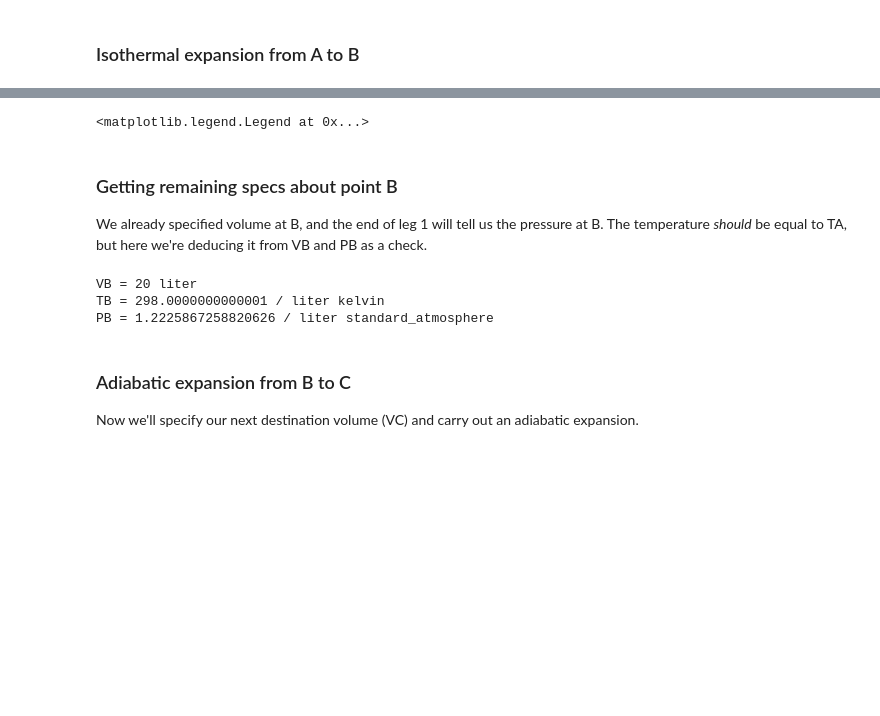
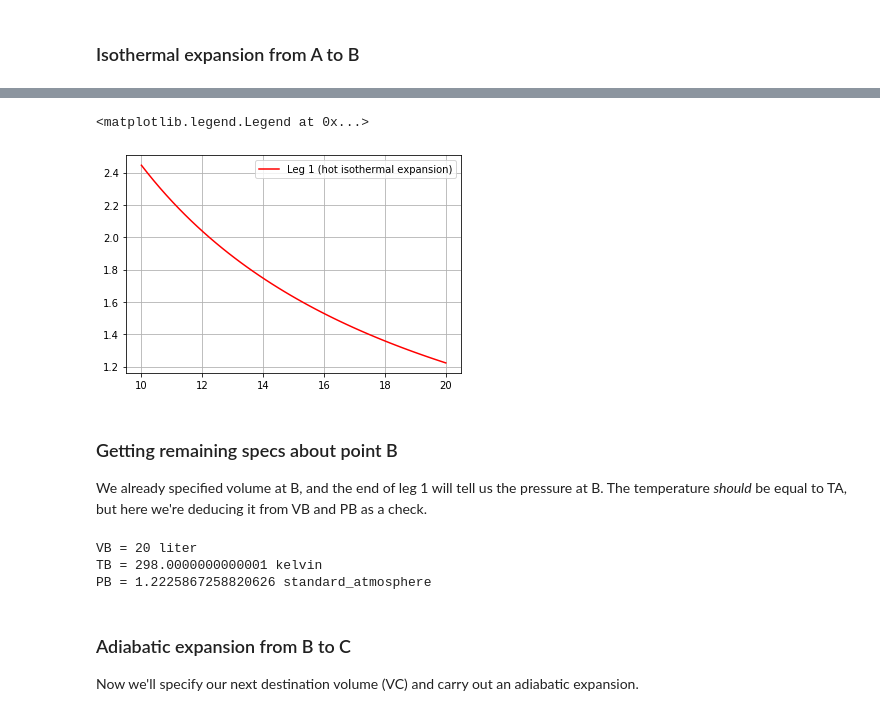
Before and after one commit to sneshyba/pypchem, a Jupyter notebook: Thermo 2022 (Neshyba)/Week_6b.CarnotCycle/CarnotCycle.ipynb, the cells around one changed output, grey strips where cells are left out. Drawn from its saved outputs; the diff is of its cells as text; code cells hidden in the pictures; blank space fills up the shorter version.

```diff
--- a/Thermo 2022 (Neshyba)/Week_6b.CarnotCycle/CarnotCycle.ipynb
+++ b/Thermo 2022 (Neshyba)/Week_6b.CarnotCycle/CarnotCycle.ipynb
@@ -93,13 +91,3 @@ $$
 
 2. Familiarity with numerical approaches to computing work.
 3. Familiarity with relationships between Carnot cycle and thermal power generation.
-# %%
-import numpy as np
-import matplotlib.pyplot as plt
-from mpl_toolkits.mplot3d import axes3d
-import pint
-from pint import UnitRegistry
-ureg = UnitRegistry()
-AssignQuantity = ureg.Quantity
-from PchemLibrary import func_P_isotherm
-from PchemLibrary import func_P_adiabat
@@ -140,7 +129,7 @@ PA = 2.4451734517641253 standard_atmosphere
 VB = AssignQuantity(20,'L')
 
 # Get the volume & pressure along this isotherm
-V_leg1, P_leg1 = func_P_isotherm(VA,VB,n,R,TA,AssignQuantity,'atm')
+V_leg1, P_leg1 = PL.func_P_isotherm(VA,VB,n,R,TA,AssignQuantity,'atm')
 
 # Graph this leg
 plt.figure()
@@ -153,4 +140,5 @@ plt.legend()
 <matplotlib.legend.Legend at 0x...>
+[figure, added]
 # %% [markdown]
 ### Getting remaining specs about point B
 We already specified volume at B, and the end of leg 1 will tell us the pressure at B. The temperature *should* be equal to TA, but here we're deducing it from VB and PB as a check.
@@ -168,8 +156,8 @@ print("TB =", TB)
 print("PB =", PB)
 # %% [output]
 VB = 20 liter
-TB = 298.0000000000001 / liter kelvin
-PB = 1.2225867258820626 / liter standard_atmosphere
+TB = 298.0000000000001 kelvin
+PB = 1.2225867258820626 standard_atmosphere
 # %% [markdown]
 ### Adiabatic expansion from B to C
 Now we'll specify our next destination volume (VC) and carry out an adiabatic expansion.
```
Also changed, not shown: parts of 23 cells of this notebook, 5 other files.
